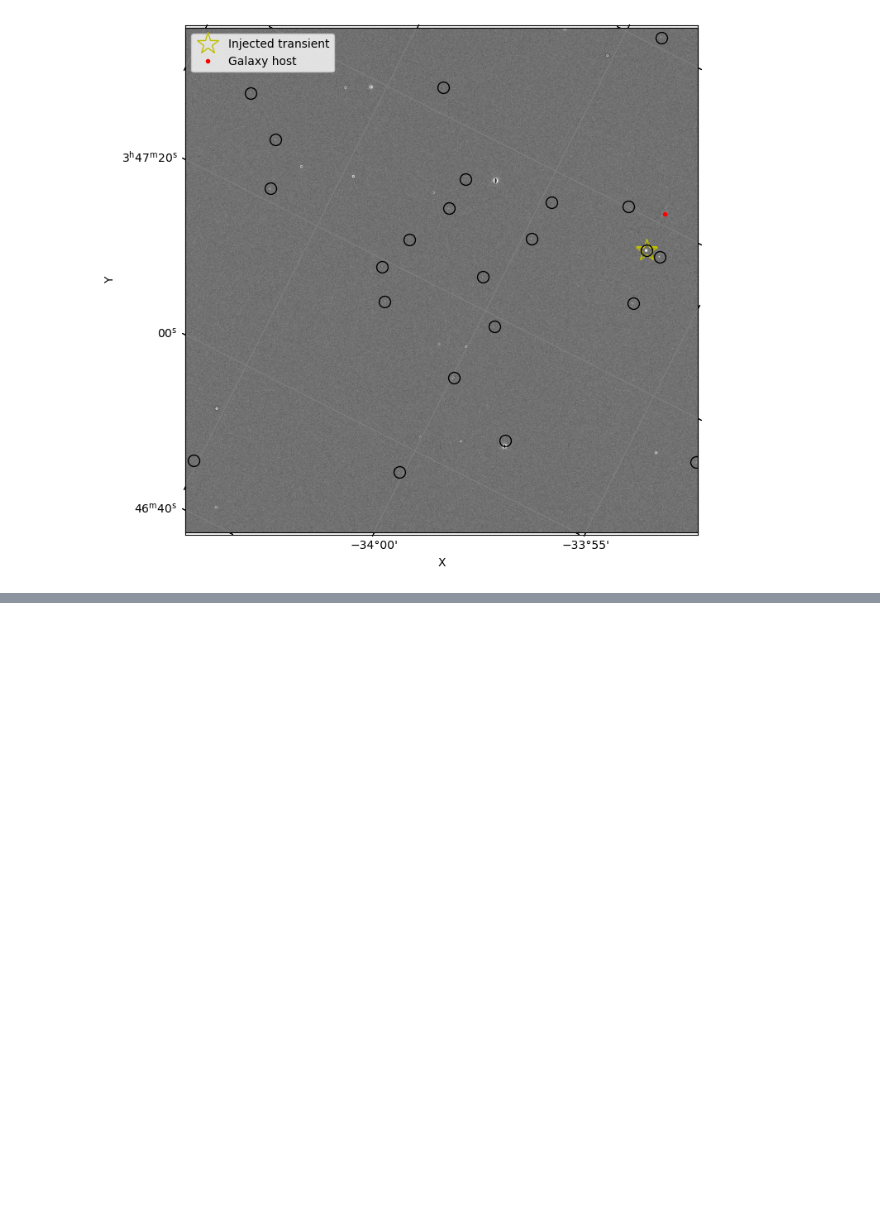
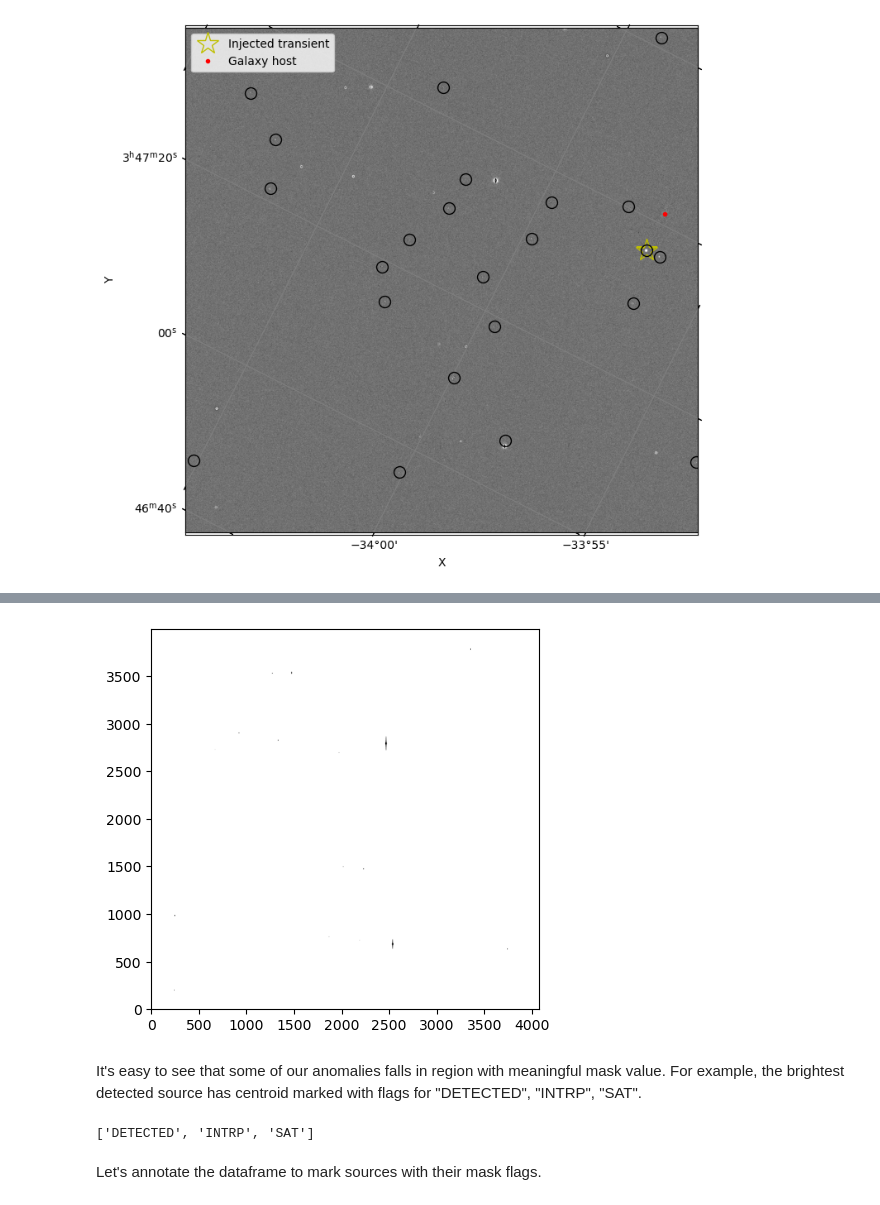
Before and after one commit to peppedilillo/notebooks, a Jupyter notebook: 250528_detection.ipynb, the cells around one changed output, grey strips where cells are left out. Drawn from its saved outputs; the diff is of its cells as text; code cells hidden in the pictures; blank space fills up the shorter version.

```diff
--- a/250528_detection.ipynb
+++ b/250528_detection.ipynb
@@ -435,0 +444,15 @@ It seems that most of the detection we made overlap with some catalogue star. If
+# %%
+plt.figure(figsize=(5,5))
+plt.imshow(get_mask(calexp, "SAT"), cmap="binary", origin='lower')
+plt.show()
+# %% [output]
+[figure, added]
+# %% [markdown]
+It's easy to see that some of our anomalies falls in region with meaningful mask value. For example, the brightest detected source has centroid marked with flags for "DETECTED", "INTRP", "SAT".
+# %%
+source = diaSources_df.sort_values("snr_base").iloc[0]
+get_mask_coord(calexp, source["coord_ra"], source["coord_dec"])
+# %% [output]
+['DETECTED', 'INTRP', 'SAT']
+# %% [markdown]
+Let's annotate the dataframe to mark sources with their mask flags.
```
Also changed, not shown: parts of 40 cells of this notebook.
